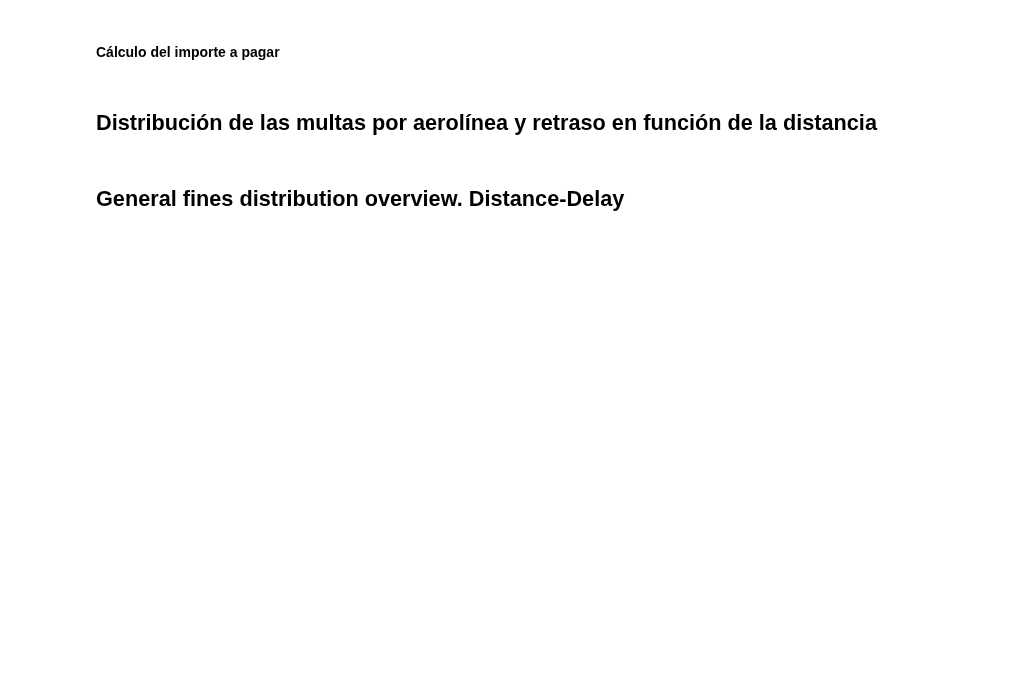
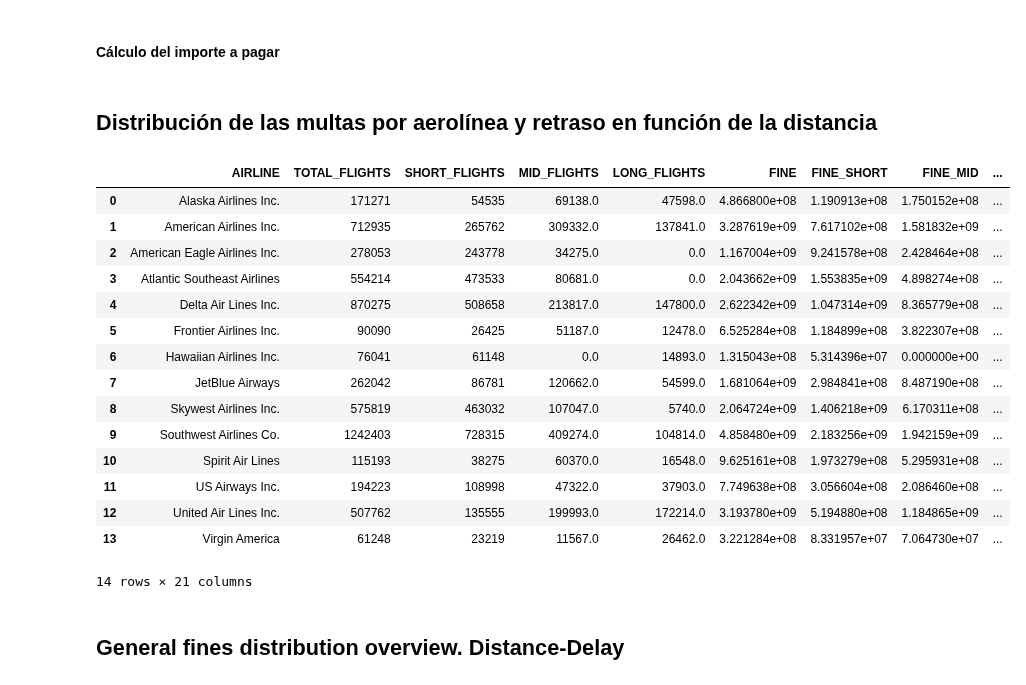
Before and after one commit to inesgfortis/Aircraft_Delays_Analysis, a Jupyter notebook: AirlinesAnalysis/FineAnalysis.ipynb, the cells around one changed output. Cells and saved outputs as stored; diff of their text form; code cells hidden in the pictures; blank space fills up the shorter version.

```diff
--- a/AirlinesAnalysis/FineAnalysis.ipynb
+++ b/AirlinesAnalysis/FineAnalysis.ipynb
@@ -155,7 +171,7 @@ Por otro lado, necesitamos estimar el número de pasajeros por vuelo para estima
 Dicho esto:
 # %%
 total_passsengers = 798222000
-total_flights = len(df)
+total_flights = len(fines_df)
 pass_per_flight = round(total_passsengers/total_flights,2) # 139,76
 pass_per_flight = int(round(pass_per_flight,0))
 pass_per_flight
@@ -178,51 +196,68 @@ choice_multa = [0,AVG_TICKET_SHORT_TYPE_I,AVG_TICKET_MID_TYPE_I,AVG_TICKET_LONG_
 
 # Creamos la columna correspondiente a la multa
 condition_multa = [
-    (df['DELAY_TYPE'] == 'Early arrival') | (df['DELAY_TYPE'] == '(0-30)mins'),
-    (df['DISTANCE_TYPE'] == 'Short') & (df['DELAY_TYPE'] == '(30-60)mins'),
-    (df['DISTANCE_TYPE'] == 'Mid') & (df['DELAY_TYPE'] == '(30-60)mins'),
-    (df['DISTANCE_TYPE'] == 'Long') & (df['DELAY_TYPE'] == '(30-60)mins'),
+    (fines_df['DELAY_TYPE'] == 'Early arrival') | (fines_df['DELAY_TYPE'] == '(0-30)mins'),
+    (fines_df['DISTANCE_TYPE'] == 'Short') & (fines_df['DELAY_TYPE'] == '(30-60)mins'),
+    (fines_df['DISTANCE_TYPE'] == 'Mid') & (fines_df['DELAY_TYPE'] == '(30-60)mins'),
+    (fines_df['DISTANCE_TYPE'] == 'Long') & (fines_df['DELAY_TYPE'] == '(30-60)mins'),
 
-    (df['DISTANCE_TYPE'] == 'Short') & (df['DELAY_TYPE'] == '>1h'),
-    (df['DISTANCE_TYPE'] == 'Mid') & (df['DELAY_TYPE'] == '>1h'),
-    (df['DISTANCE_TYPE'] == 'Long') & (df['DELAY_TYPE'] == '>1h')]
+    (fines_df['DISTANCE_TYPE'] == 'Short') & (fines_df['DELAY_TYPE'] == '>1h'),
+    (fines_df['DISTANCE_TYPE'] == 'Mid') & (fines_df['DELAY_TYPE'] == '>1h'),
+    (fines_df['DISTANCE_TYPE'] == 'Long') & (fines_df['DELAY_TYPE'] == '>1h')]
 
 # Añadimos la columna de multas
-df['FINE'] = np.select(condition_multa, choice_multa, default=int())
+fines_df['FINE'] = np.select(condition_multa, choice_multa, default=int())
 # %% [markdown]
 ## Distribución de las multas por aerolínea y retraso en función de la distancia
 # %%
-multas = pd.DataFrame(df.groupby(df['AIRLINE'])["FLIGHT_NUMBER"].count())
+multas = pd.DataFrame(fines_df.groupby(fines_df['AIRLINE'])["FLIGHT_NUMBER"].count())
 multas = multas.rename(columns={"FLIGHT_NUMBER":"TOTAL_FLIGHTS"})
-multas["SHORT_FLIGHTS"] =  df[df["DISTANCE_TYPE"]== "Short"].groupby(df['AIRLINE'])["FLIGHT_NUMBER"].count()
-multas["MID_FLIGHTS"] =  df[df["DISTANCE_TYPE"]== "Mid"].groupby(df['AIRLINE'])["FLIGHT_NUMBER"].count()
-multas["LONG_FLIGHTS"] =  df[df["DISTANCE_TYPE"]== "Long"].groupby(df['AIRLINE'])["FLIGHT_NUMBER"].count()
+multas["SHORT_FLIGHTS"] =  fines_df[fines_df["DISTANCE_TYPE"]== "Short"].groupby(fines_df['AIRLINE'])["FLIGHT_NUMBER"].count()
+multas["MID_FLIGHTS"] =  fines_df[fines_df["DISTANCE_TYPE"]== "Mid"].groupby(fines_df['AIRLINE'])["FLIGHT_NUMBER"].count()
+multas["LONG_FLIGHTS"] =  fines_df[fines_df["DISTANCE_TYPE"]== "Long"].groupby(fines_df['AIRLINE'])["FLIGHT_NUMBER"].count()
 
-multas['FINE'] = df.groupby(df['AIRLINE'])["FINE"].sum()
+multas['FINE'] = fines_df.groupby(fines_df['AIRLINE'])["FINE"].sum()
 
-multas["FINE_SHORT"] =  df[df["DISTANCE_TYPE"]== "Short"].groupby(df['AIRLINE'])["FINE"].sum()
-multas["FINE_MID"] =  df[df["DISTANCE_TYPE"]== "Mid"].groupby(df['AIRLINE'])["FINE"].sum()
-multas["FINE_LONG"] =  df[df["DISTANCE_TYPE"]== "Long"].groupby(df['AIRLINE'])["FINE"].sum()
+multas["FINE_SHORT"] =  fines_df[fines_df["DISTANCE_TYPE"]== "Short"].groupby(fines_df['AIRLINE'])["FINE"].sum()
+multas["FINE_MID"] =  fines_df[fines_df["DISTANCE_TYPE"]== "Mid"].groupby(fines_df['AIRLINE'])["FINE"].sum()
+multas["FINE_LONG"] =  fines_df[fines_df["DISTANCE_TYPE"]== "Long"].groupby(fines_df['AIRLINE'])["FINE"].sum()
 
 # Una columna para repartir las multas en función del tiempo retrasado. Type I = (0-30mins) Type II = >1h
-multas["FINE_SHORT_I"] =  df[(df['DISTANCE_TYPE'] == 'Short') & (df['DELAY_TYPE'] == '(30-60)mins')].groupby(df['AIRLINE'])["FINE"].sum()
-multas["FINE_SHORT_II"] =  df[(df['DISTANCE_TYPE'] == 'Short') & (df['DELAY_TYPE'] == '>1h')].groupby(df['AIRLINE'])["FINE"].sum()
-multas["FINE_MID_I"] =  df[(df['DISTANCE_TYPE'] == 'Mid') & (df['DELAY_TYPE'] == '(30-60)mins')].groupby(df['AIRLINE'])["FINE"].sum()
-multas["FINE_MID_II"] =  df[(df['DISTANCE_TYPE'] == 'Mid') & (df['DELAY_TYPE'] == '>1h')].groupby(df['AIRLINE'])["FINE"].sum()
-multas["FINE_LONG_I"] =  df[(df['DISTANCE_TYPE'] == 'Long') & (df['DELAY_TYPE'] == '(30-60)mins')].groupby(df['AIRLINE'])["FINE"].sum()
-multas["FINE_LONG_II"] =  df[(df['DISTANCE_TYPE'] == 'Long') & (df['DELAY_TYPE'] == '>1h')].groupby(df['AIRLINE'])["FINE"].sum()
+multas["FINE_SHORT_I"] =  fines_df[(fines_df['DISTANCE_TYPE'] == 'Short') & (fines_df['DELAY_TYPE'] == '(30-60)mins')].groupby(fines_df['AIRLINE'])["FINE"].sum()
+multas["FINE_SHORT_II"] =  fines_df[(fines_df['DISTANCE_TYPE'] == 'Short') & (fines_df['DELAY_TYPE'] == '>1h')].groupby(fines_df['AIRLINE'])["FINE"].sum()
+multas["FINE_MID_I"] =  fines_df[(fines_df['DISTANCE_TYPE'] == 'Mid') & (fines_df['DELAY_TYPE'] == '(30-60)mins')].groupby(fines_df['AIRLINE'])["FINE"].sum()
+multas["FINE_MID_II"] =  fines_df[(fines_df['DISTANCE_TYPE'] == 'Mid') & (fines_df['DELAY_TYPE'] == '>1h')].groupby(fines_df['AIRLINE'])["FINE"].sum()
+multas["FINE_LONG_I"] =  fines_df[(fines_df['DISTANCE_TYPE'] == 'Long') & (fines_df['DELAY_TYPE'] == '(30-60)mins')].groupby(fines_df['AIRLINE'])["FINE"].sum()
+multas["FINE_LONG_II"] =  fines_df[(fines_df['DISTANCE_TYPE'] == 'Long') & (fines_df['DELAY_TYPE'] == '>1h')].groupby(fines_df['AIRLINE'])["FINE"].sum()
 
 # Cuantos vuelos se han retrasado de cada tipo
-multas["SHORT_DELAYED_I"] =  df[(df['DISTANCE_TYPE'] == 'Short') & (df['DELAY_TYPE'] == '(30-60)mins')].groupby(df['AIRLINE'])["FLIGHT_NUMBER"].count()
-multas["SHORT_DELAYED_II"] =  df[(df['DISTANCE_TYPE'] == 'Short') & (df['DELAY_TYPE'] == '>1h')].groupby(df['AIRLINE'])["FLIGHT_NUMBER"].count()
-multas["MID_DELAYED_I"] =  df[(df['DISTANCE_TYPE'] == 'Mid') & (df['DELAY_TYPE'] == '(30-60)mins')].groupby(df['AIRLINE'])["FLIGHT_NUMBER"].count()
-multas["MID_DELAYED_II"] =  df[(df['DISTANCE_TYPE'] == 'Mid') & (df['DELAY_TYPE'] == '>1h')].groupby(df['AIRLINE'])["FLIGHT_NUMBER"].count()
-multas["LONG_DELAYED_I"] =  df[(df['DISTANCE_TYPE'] == 'Long') & (df['DELAY_TYPE'] == '(30-60)mins')].groupby(df['AIRLINE'])["FLIGHT_NUMBER"].count()
-multas["LONG_DELAYED_II"] =  df[(df['DISTANCE_TYPE'] == 'Long') & (df['DELAY_TYPE'] == '>1h')].groupby(df['AIRLINE'])["FLIGHT_NUMBER"].count()
+multas["SHORT_DELAYED_I"] =  fines_df[(fines_df['DISTANCE_TYPE'] == 'Short') & (fines_df['DELAY_TYPE'] == '(30-60)mins')].groupby(fines_df['AIRLINE'])["FLIGHT_NUMBER"].count()
+multas["SHORT_DELAYED_II"] =  fines_df[(fines_df['DISTANCE_TYPE'] == 'Short') & (fines_df['DELAY_TYPE'] == '>1h')].groupby(fines_df['AIRLINE'])["FLIGHT_NUMBER"].count()
+multas["MID_DELAYED_I"] =  fines_df[(fines_df['DISTANCE_TYPE'] == 'Mid') & (fines_df['DELAY_TYPE'] == '(30-60)mins')].groupby(fines_df['AIRLINE'])["FLIGHT_NUMBER"].count()
+multas["MID_DELAYED_II"] =  fines_df[(fines_df['DISTANCE_TYPE'] == 'Mid') & (fines_df['DELAY_TYPE'] == '>1h')].groupby(fines_df['AIRLINE'])["FLIGHT_NUMBER"].count()
+multas["LONG_DELAYED_I"] =  fines_df[(fines_df['DISTANCE_TYPE'] == 'Long') & (fines_df['DELAY_TYPE'] == '(30-60)mins')].groupby(fines_df['AIRLINE'])["FLIGHT_NUMBER"].count()
+multas["LONG_DELAYED_II"] =  fines_df[(fines_df['DISTANCE_TYPE'] == 'Long') & (fines_df['DELAY_TYPE'] == '>1h')].groupby(fines_df['AIRLINE'])["FLIGHT_NUMBER"].count()
 
 multas = multas.fillna(0)
 multas = multas.reset_index(level=0, drop=False)
 multas
+# %% [output]
+|  | AIRLINE | TOTAL_FLIGHTS | SHORT_FLIGHTS | MID_FLIGHTS | LONG_FLIGHTS | FINE | FINE_SHORT | FINE_MID | ... |
+| 0 | Alaska Airlines Inc. | 171271 | 54535 | 69138.0 | 47598.0 | 4.866800e+08 | 1.190913e+08 | 1.750152e+08 | ... |
+| 1 | American Airlines Inc. | 712935 | 265762 | 309332.0 | 137841.0 | 3.287619e+09 | 7.617102e+08 | 1.581832e+09 | ... |
+| 2 | American Eagle Airlines Inc. | 278053 | 243778 | 34275.0 | 0.0 | 1.167004e+09 | 9.241578e+08 | 2.428464e+08 | ... |
+| 3 | Atlantic Southeast Airlines | 554214 | 473533 | 80681.0 | 0.0 | 2.043662e+09 | 1.553835e+09 | 4.898274e+08 | ... |
+| 4 | Delta Air Lines Inc. | 870275 | 508658 | 213817.0 | 147800.0 | 2.622342e+09 | 1.047314e+09 | 8.365779e+08 | ... |
+| 5 | Frontier Airlines Inc. | 90090 | 26425 | 51187.0 | 12478.0 | 6.525284e+08 | 1.184899e+08 | 3.822307e+08 | ... |
+| 6 | Hawaiian Airlines Inc. | 76041 | 61148 | 0.0 | 14893.0 | 1.315043e+08 | 5.314396e+07 | 0.000000e+00 | ... |
+| 7 | JetBlue Airways | 262042 | 86781 | 120662.0 | 54599.0 | 1.681064e+09 | 2.984841e+08 | 8.487190e+08 | ... |
+| 8 | Skywest Airlines Inc. | 575819 | 463032 | 107047.0 | 5740.0 | 2.064724e+09 | 1.406218e+09 | 6.170311e+08 | ... |
+| 9 | Southwest Airlines Co. | 1242403 | 728315 | 409274.0 | 104814.0 | 4.858480e+09 | 2.183256e+09 | 1.942159e+09 | ... |
+| 10 | Spirit Air Lines | 115193 | 38275 | 60370.0 | 16548.0 | 9.625161e+08 | 1.973279e+08 | 5.295931e+08 | ... |
+| 11 | US Airways Inc. | 194223 | 108998 | 47322.0 | 37903.0 | 7.749638e+08 | 3.056604e+08 | 2.086460e+08 | ... |
+| 12 | United Air Lines Inc. | 507762 | 135555 | 199993.0 | 172214.0 | 3.193780e+09 | 5.194880e+08 | 1.184865e+09 | ... |
+| 13 | Virgin America | 61248 | 23219 | 11567.0 | 26462.0 | 3.221284e+08 | 8.331957e+07 | 7.064730e+07 | ... |
+14 rows × 21 columns
 # %% [markdown]
 ## General fines distribution overview. Distance-Delay
 # %%
```
Also changed, not shown: parts of 18 cells of this notebook, 1 other file.
